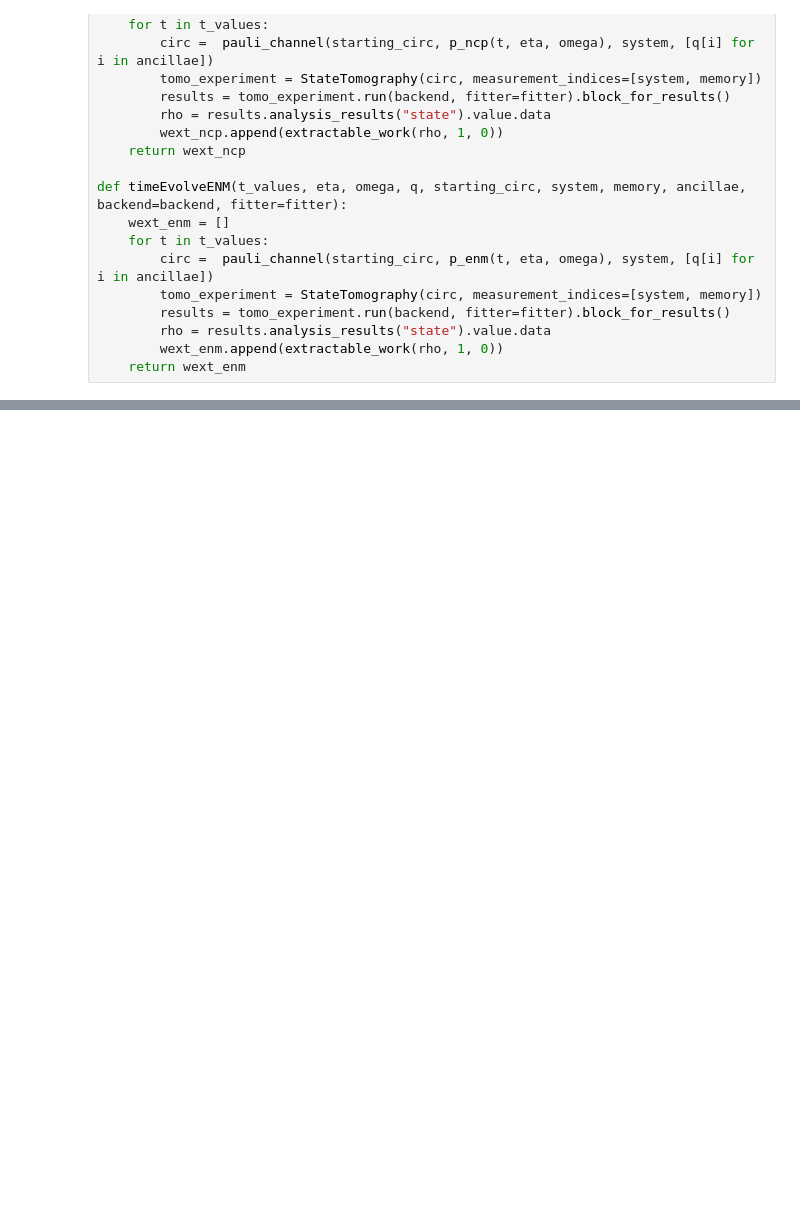
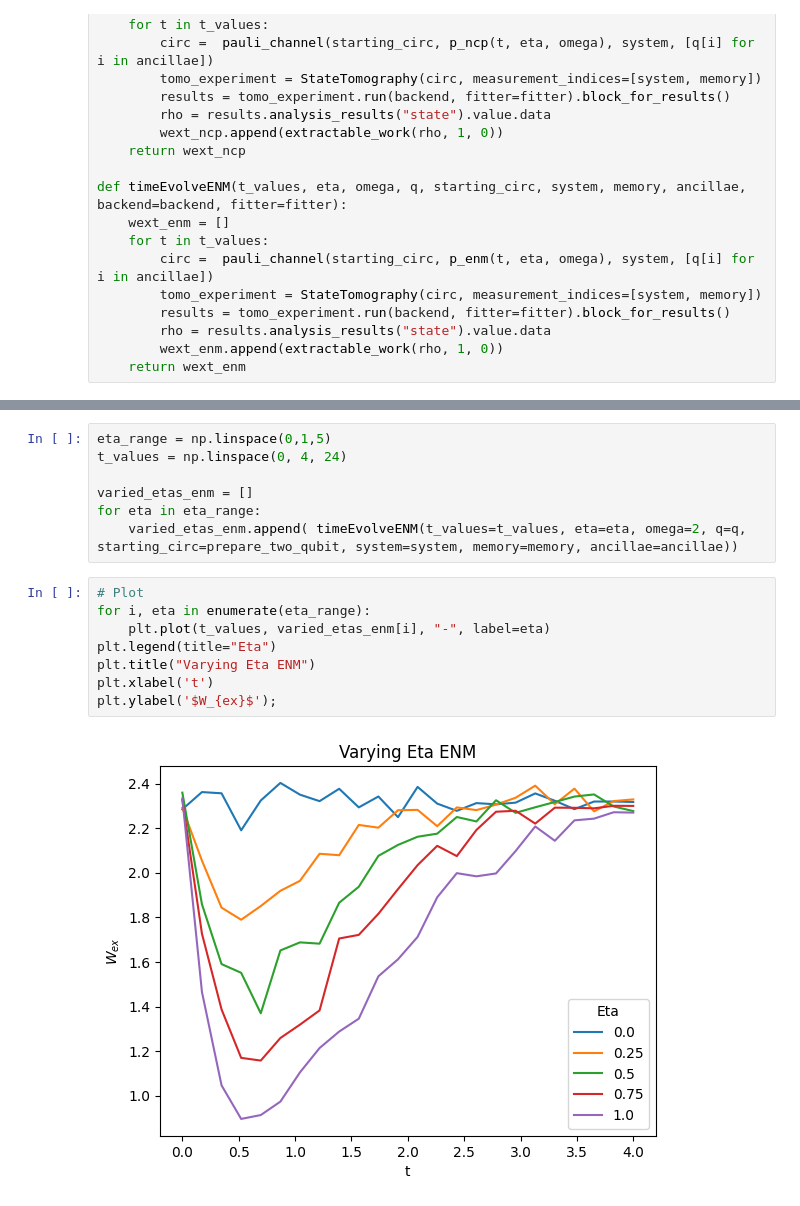
Before and after one commit to DBasoco/open-quantum-systems, a Jupyter notebook: depolarizing_channel/PauliChannel.ipynb, the cells around one changed output, grey strips where cells are left out. Drawn from its saved outputs; the diff is of its cells as text; blank space fills up the shorter version.

```diff
--- a/depolarizing_channel/PauliChannel.ipynb
+++ b/depolarizing_channel/PauliChannel.ipynb
@@ -200,0 +236,17 @@ plt.ylabel('$W_{ex}$');
+# %%
+eta_range = np.linspace(0,1,5)
+t_values = np.linspace(0, 4, 24)
+
+varied_etas_enm = []
+for eta in eta_range:
+    varied_etas_enm.append( timeEvolveENM(t_values=t_values, eta=eta, omega=2, q=q, starting_circ=prepare_two_qubit, system=system, memory=memory, ancillae=ancillae))
+# %%
+# Plot
+for i, eta in enumerate(eta_range):
+    plt.plot(t_values, varied_etas_enm[i], "-", label=eta)
+plt.legend(title="Eta")
+plt.title("Varying Eta ENM")
+plt.xlabel('t')
+plt.ylabel('$W_{ex}$');
+# %% [output]
+[figure, added]
```
Also changed, not shown: parts of 9 cells of this notebook, 1 other file.
